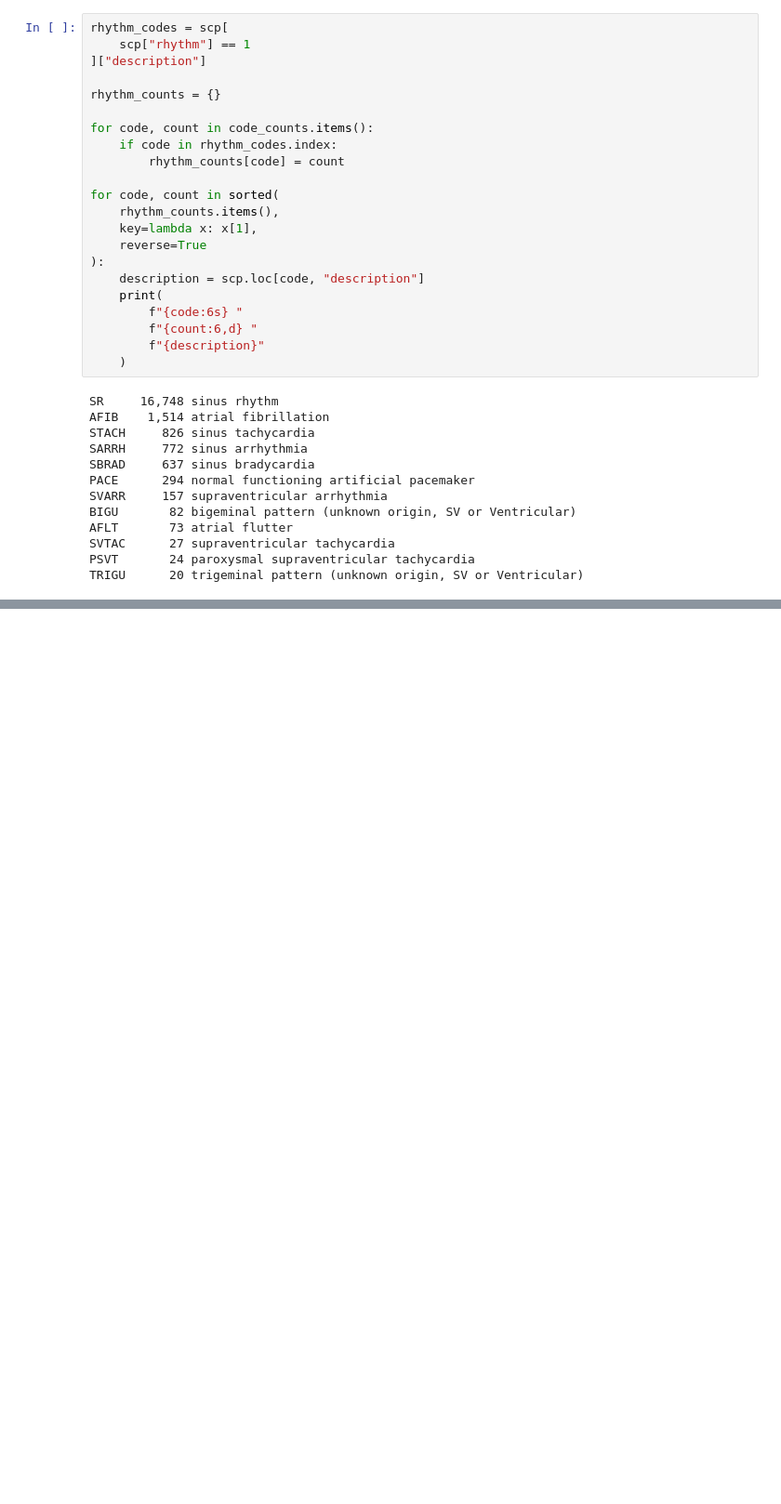
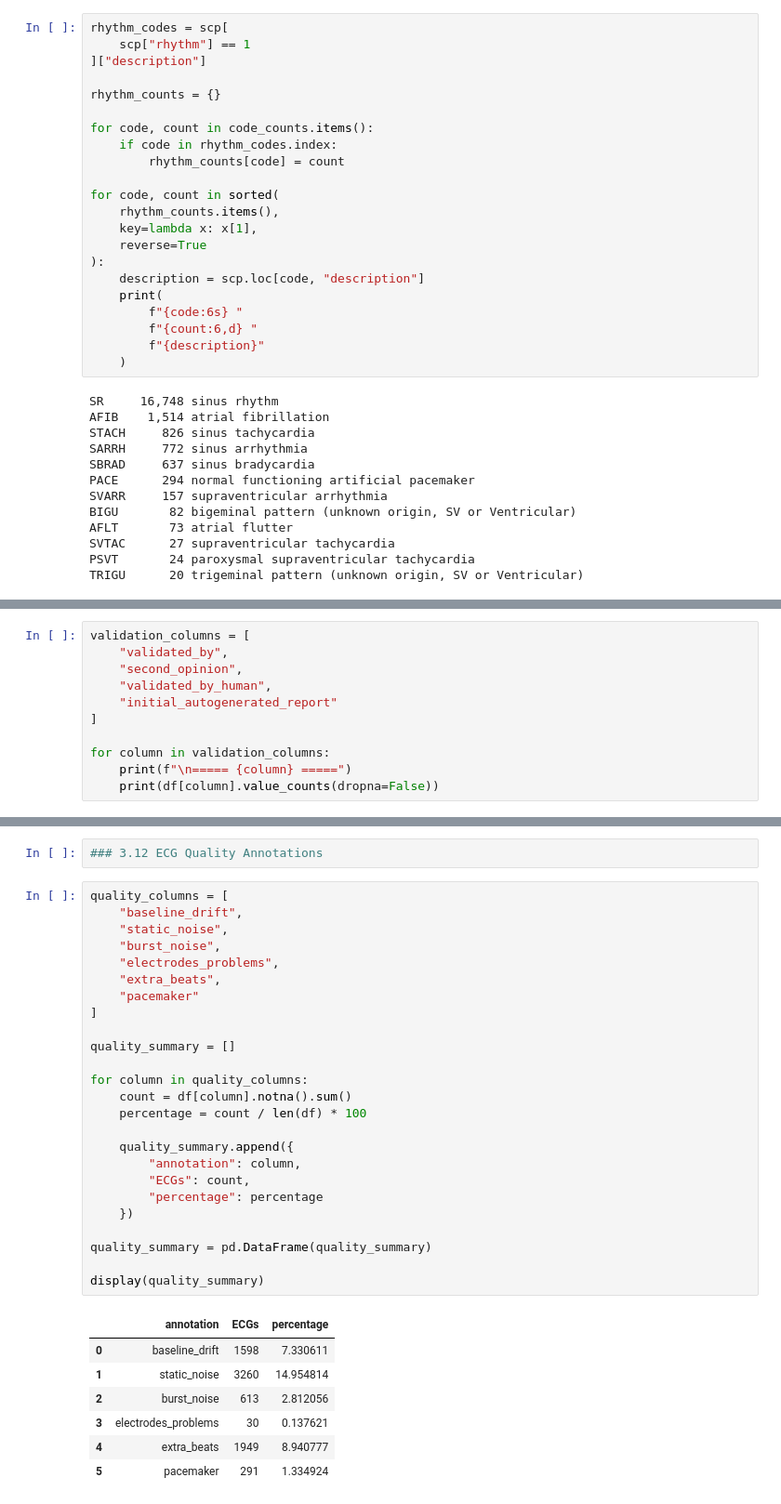
Before and after one commit to ibrahimbarghout/robust-ecg-domain-generalization, a Jupyter notebook: notebooks/03_dataset_exploration.ipynb, the cells around one changed output, grey strips where cells are left out. Shown at 93% size. Drawn from its saved outputs; the diff is of its cells as text; blank space fills up the shorter version.

```diff
--- a/notebooks/03_dataset_exploration.ipynb
+++ b/notebooks/03_dataset_exploration.ipynb
@@ -337,0 +410,11 @@ TRIGU      20 trigeminal pattern (unknown origin, SV or Ventricular)
+# %%
+validation_columns = [
+    "validated_by",
+    "second_opinion",
+    "validated_by_human",
+    "initial_autogenerated_report"
+]
+
+for column in validation_columns:
+    print(f"\n===== {column} =====")
+    print(df[column].value_counts(dropna=False))
@@ -337,0 +439,35 @@ TRIGU      20 trigeminal pattern (unknown origin, SV or Ventricular)
+# %%
+### 3.12 ECG Quality Annotations
+# %%
+quality_columns = [
+    "baseline_drift",
+    "static_noise",
+    "burst_noise",
+    "electrodes_problems",
+    "extra_beats",
+    "pacemaker"
+]
+
+quality_summary = []
+
+for column in quality_columns:
+    count = df[column].notna().sum()
+    percentage = count / len(df) * 100
+
+    quality_summary.append({
+        "annotation": column,
+        "ECGs": count,
+        "percentage": percentage
+    })
+
+quality_summary = pd.DataFrame(quality_summary)
+
+display(quality_summary)
+# %% [output]
+|  | annotation | ECGs | percentage |
+| 0 | baseline_drift | 1598 | 7.330611 |
+| 1 | static_noise | 3260 | 14.954814 |
+| 2 | burst_noise | 613 | 2.812056 |
+| 3 | electrodes_problems | 30 | 0.137621 |
+| 4 | extra_beats | 1949 | 8.940777 |
+| 5 | pacemaker | 291 | 1.334924 |
```
Also changed, not shown: parts of 10 cells of this notebook.
